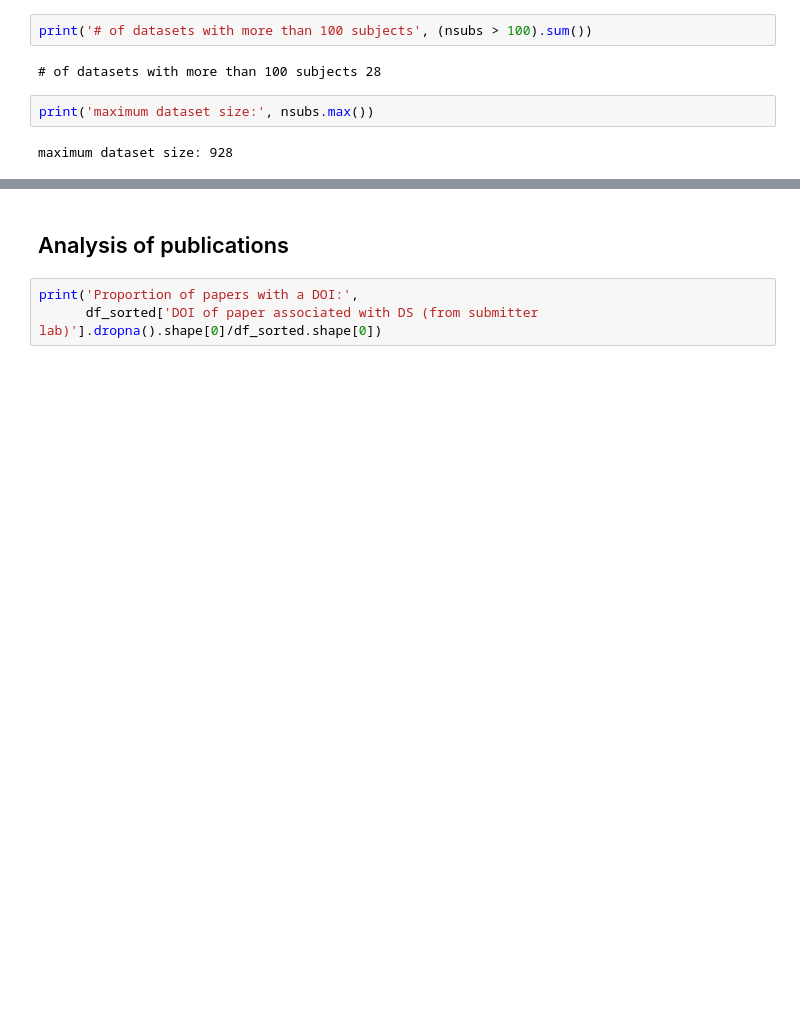
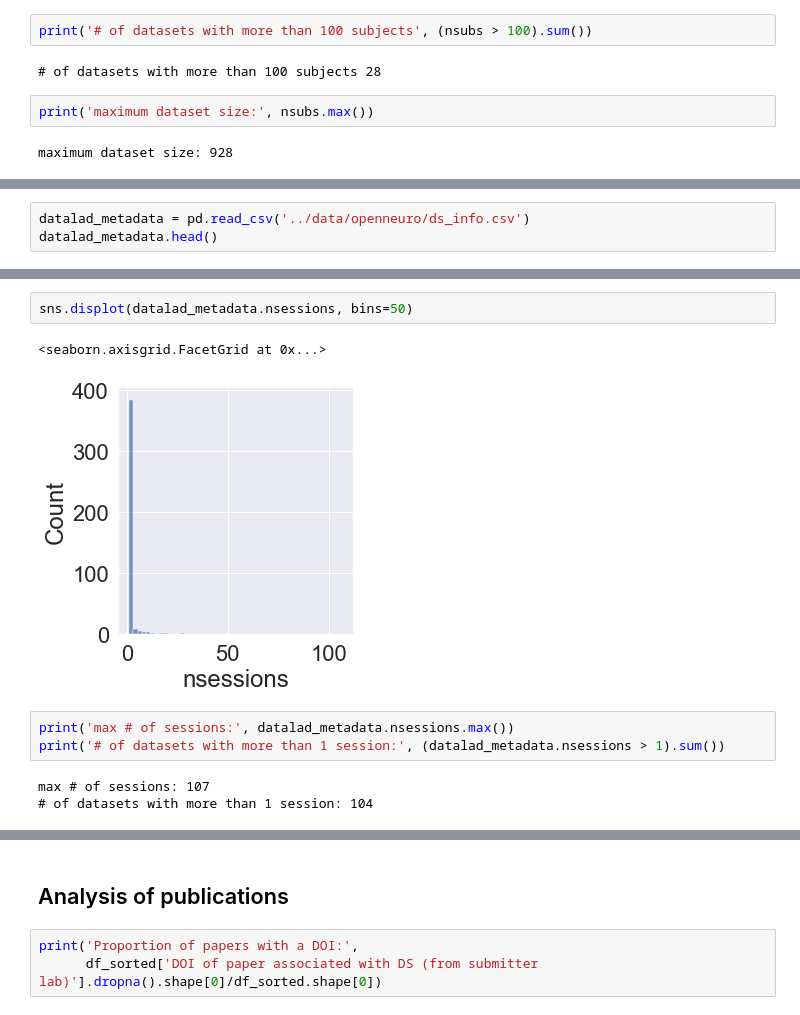
Before and after one commit to poldrack/OpenNeuro_analyses, a Jupyter notebook: metadata_analyses/publications.ipynb, the cells around one changed output, grey strips where cells are left out. Cells and saved outputs as stored; diff of their text form; blank space fills up the shorter version.

```diff
--- a/metadata_analyses/publications.ipynb
+++ b/metadata_analyses/publications.ipynb
@@ -209,0 +232,3 @@ maximum dataset size: 928
+# %%
+datalad_metadata = pd.read_csv('../data/openneuro/ds_info.csv')
+datalad_metadata.head()
@@ -209,0 +242,11 @@ maximum dataset size: 928
+# %%
+sns.displot(datalad_metadata.nsessions, bins=50)
+# %% [output]
+<seaborn.axisgrid.FacetGrid at 0x...>
+[figure, added]
+# %%
+print('max # of sessions:', datalad_metadata.nsessions.max())
+print('# of datasets with more than 1 session:', (datalad_metadata.nsessions > 1).sum())
+# %% [output]
+max # of sessions: 107
+# of datasets with more than 1 session: 104
```
Also changed, not shown: parts of 23 cells of this notebook.
